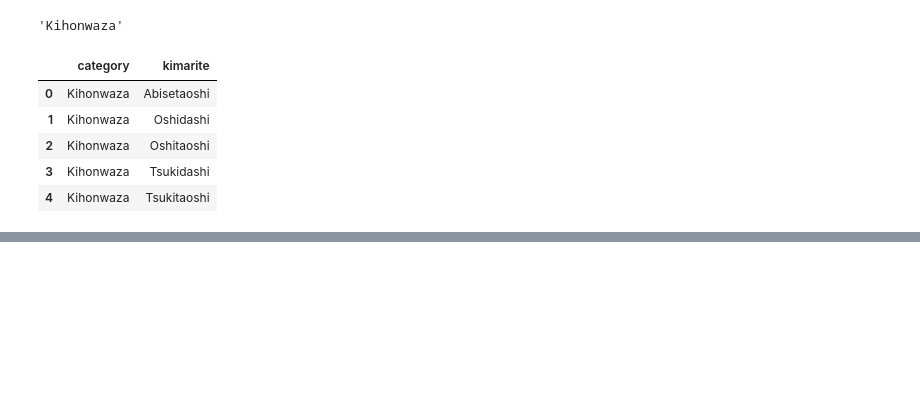
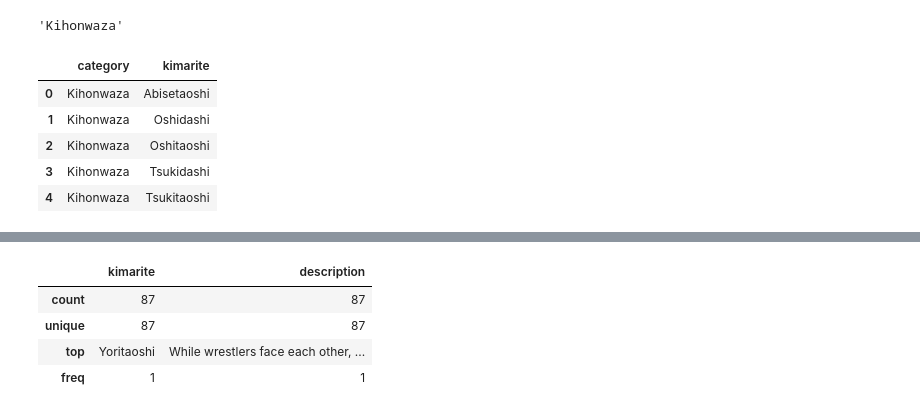
Before and after one commit to jackrapp/etl_sumo, a Jupyter notebook: kimarite_keys.ipynb, the cells around one changed output, grey strips where cells are left out. Saved outputs shown, nothing was run; the diff lists cells and outputs as text; code cells hidden in the pictures; blank space fills up the shorter version.

```diff
--- a/kimarite_keys.ipynb
+++ b/kimarite_keys.ipynb
@@ -177,0 +233,9 @@ new['rank']
+# %%
+# Check that there are no more duplicates
+kimarite_temp_clean.describe()
+# %% [output]
+|  | kimarite | description |
+| count | 87 | 87 |
+| unique | 87 | 87 |
+| top | Yoritaoshi | While wrestlers face each other, ... |
+| freq | 1 | 1 |
```
Also changed, not shown: parts of 16 cells of this notebook, 1 other file.
